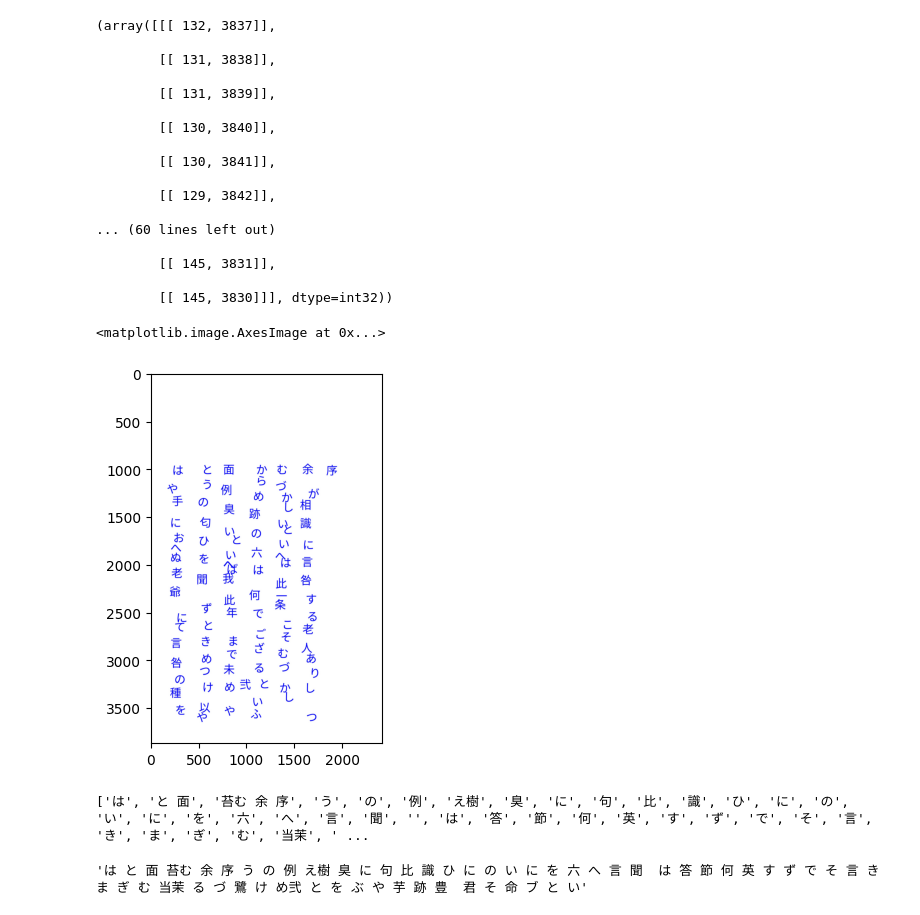
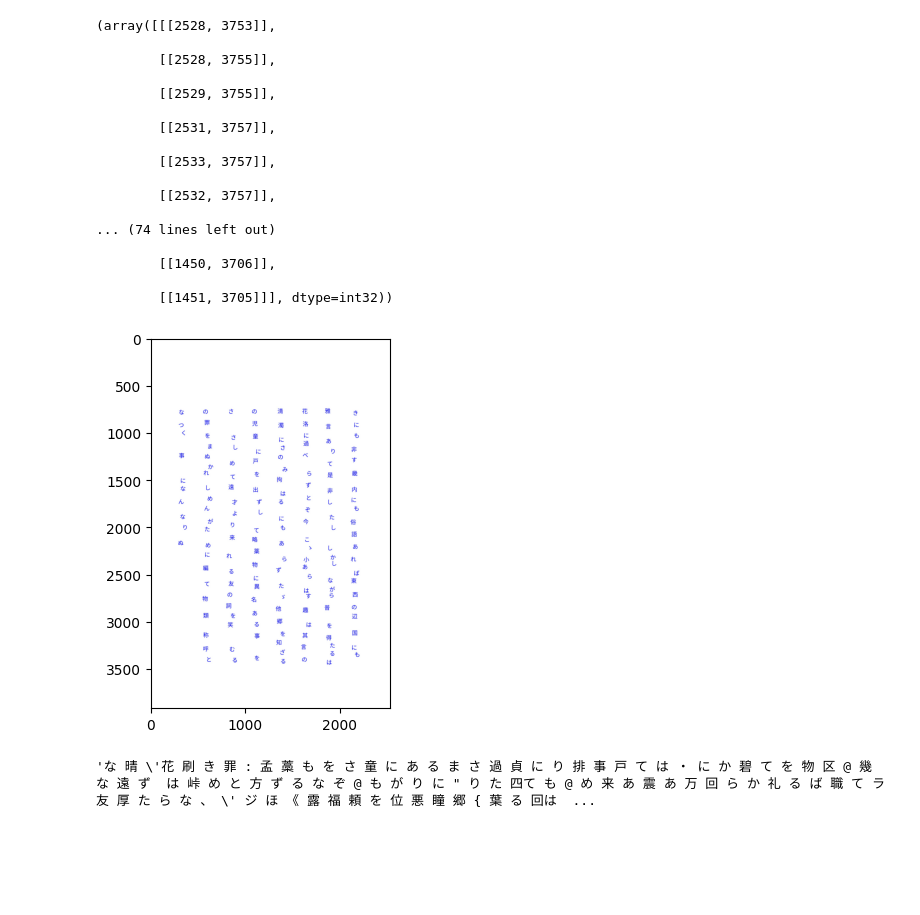
Before and after one commit to aumahesh-mids/kuzushiji-recognition, a Jupyter notebook: thanya.ipynb, the cells around one changed output. Cells and saved outputs as stored; diff of their text form; code cells hidden in the pictures; blank space fills up the shorter version.

```diff
--- a/thanya.ipynb
+++ b/thanya.ipynb
@@ -170,5 +243,5 @@ print(' '.join(get_unicode(unicodes)))
 # %%
-img = cv2.imread('/home/ec2-user/code/restor-ai-tion/data/full/100241706/images/100241706_00002_2.jpg', cv2.IMREAD_GRAYSCALE)
+img = cv2.imread(filename, cv2.IMREAD_GRAYSCALE)
 blurred = cv2.GaussianBlur(img, [5, 5], 0)
 edged = cv2.Canny(blurred, 30, 150)
 cnts = cv2.findContours(edged.copy(), cv2.RETR_EXTERNAL, cv2.CHAIN_APPROX_SIMPLE)
@@ -178,42 +251,40 @@ cnts[:2]
 # cnts = imutils.contours.sort_contours(cnts, method='left-to-right')[0]
 # print(cnts[:1])
 # %% [output]
-(array([[[ 132, 3837]],
+(array([[[2528, 3753]],
 
-        [[ 131, 3838]],
+        [[2528, 3755]],
 
-        [[ 131, 3839]],
+        [[2529, 3755]],
 
-        [[ 130, 3840]],
+        [[2531, 3757]],
 
-        [[ 130, 3841]],
+        [[2533, 3757]],
 
-        [[ 129, 3842]],
+        [[2532, 3757]],
 
-... (60 lines left out)
+... (74 lines left out)
 
-        [[ 145, 3831]],
+        [[1450, 3706]],
 
-        [[ 145, 3830]]], dtype=int32))
+        [[1451, 3705]]], dtype=int32))
 # %%
-# new image attempt.
-filename = '/home/ec2-user/code/restor-ai-tion/data/full/100241706/images/100241706_00002_2.jpg'
-tgt_folder = '/home/ec2-user/code/t-hanya/kuzushiji-recognition/data/preds'
-tgt_filename = os.path.join(tgt_folder, 'ocr_{}'.format(os.path.basename(filename)))
-cv2img = cv2.imread('/home/ec2-user/code/restor-ai-tion/data/full/100241706/images/100241706_00002_2.jpg')
-n, m = cv2img.shape[0], cv2img.shape[1]
-pred_image = Image.new('RGB', (m, n), color=(255,255,255,127))
-pred_draw = ImageDraw.Draw(pred_image)
-limit = len(unicodes)
-for (pred, bbox) in zip(unicodes[:limit], bboxes[:limit]):
-    x, y, w, h = bbox_values(bbox)
-    i = np.argmax(pred)
-    label = chr(int(pred[2:], 16))
-    pred_draw.text((x, y), label, fill=text_color, font = font)
-pred_image.save(tgt_filename)
+def ocr_image(tgt_folder='/home/ec2-user/code/t-hanya/kuzushiji-recognition/data/preds',
+                    image_filename=filename):
+    # new image attempt.
+    tgt_filename = os.path.join(tgt_folder, 'ocr_{}'.format(os.path.basename(image_filename)))
+    cv2img = cv2.imread(filename)
+    n, m = cv2img.shape[0], cv2img.shape[1]
+    pred_image = Image.new('RGB', (m, n), color=(255,255,255,127))
+    pred_draw = ImageDraw.Draw(pred_image)
+    limit = len(unicodes)
+    for (pred, bbox) in zip(unicodes[:limit], bboxes[:limit]):
+        x, y, w, h = bbox_values(bbox)
+        i = np.argmax(pred)
+        label = chr(int(pred[2:], 16))
+        pred_draw.text((x-20, y-10), label, fill=text_color, font = font)
+    pred_image.save(tgt_filename)
 
-ocr_img = cv2.imread(tgt_filename)
-plt.imshow(ocr_img)
+    ocr_img = cv2.imread(tgt_filename)
+    plt.imshow(ocr_img)
+    return tgt_filename
-# %% [output]
-<matplotlib.image.AxesImage at 0x...>
-[figure, removed]
@@ -222,14 +291,17 @@ bboxes
+# %%
+ocr_filename = ocr_image(image_filename=filename)
+# %% [output]
+[figure, added]
 # %%
-## easyocr on modern japenese
-import easyocr
-reader = easyocr.Reader(['ja'])
-result = reader.readtext(tgt_filename, detail = 0)
-print(result)
+def easyocr_prediction(ocr_filename, detail=0):
+    ## easyocr on modern japenese
+    reader = easyocr.Reader(['ja'])
+    result = reader.readtext(ocr_filename, detail = detail)
+    return result
-# %% [output]
-['は', 'と 面', '苔む 余 序', 'う', 'の', '例', 'え樹', '臭', 'に', '句', '比', '識', 'ひ', 'に', 'の', 'い', 'に', 'を', '六', 'へ', '言', '聞', '', 'は', '答', '節', '何', '英', 'す', 'ず', 'で', 'そ', '言', 'き', 'ま', 'ぎ', 'む', '当茉', ' ...
 # %%
+result = easyocr_prediction(pred_filename, detail=0)
 ' '.join(result)
 # %% [output]
-'は と 面 苔む 余 序 う の 例 え樹 臭 に 句 比 識 ひ に の い に を 六 へ 言 聞  は 答 節 何 英 す ず で そ 言 き ま ぎ む 当茉 る づ 鷺 け め弐 と を ぶ や 芋 跡 豊  君 そ 命 ブ と い'
+'な 晴 \'花 刷 き 罪 : 孟 藁 も を さ 童 に あ る ま さ 過 貞 に り 排 事 戸 て は ・ に か 碧 て を 物 区 @ 幾 な 遠 ず  は 峠 め と 方 ず る な ぞ @ も が り に " り た 四て も @ め 来 あ 震 あ 万 回 ら か 礼 る ば 職 て ラ友 厚 た ら な 、 \' ジ ほ 《 露 福 頼 を 位 悪 瞳 郷 { 葉 る 回は  ...
 # %%
 # manga-ocr
```
Also changed, not shown: parts of 17 cells of this notebook.
